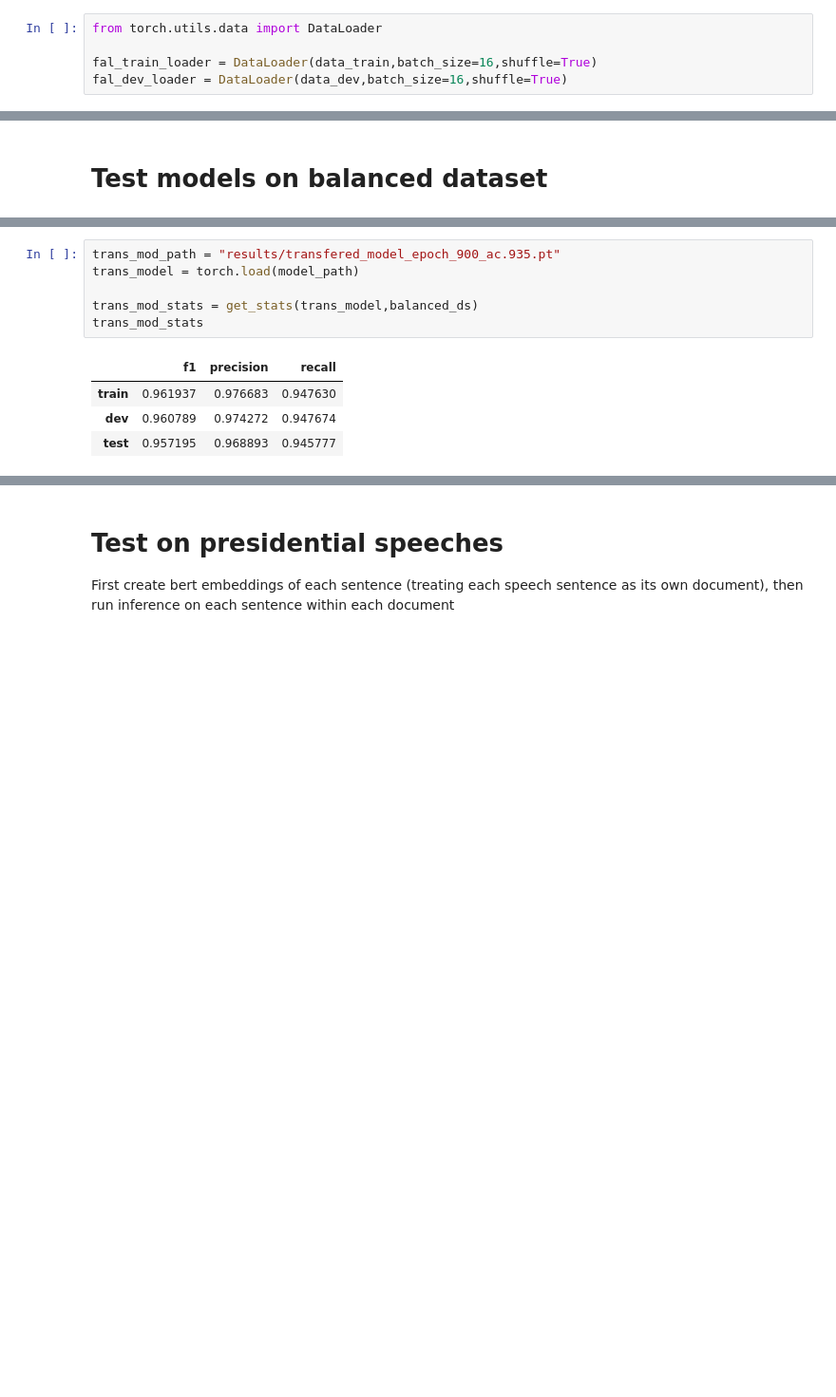
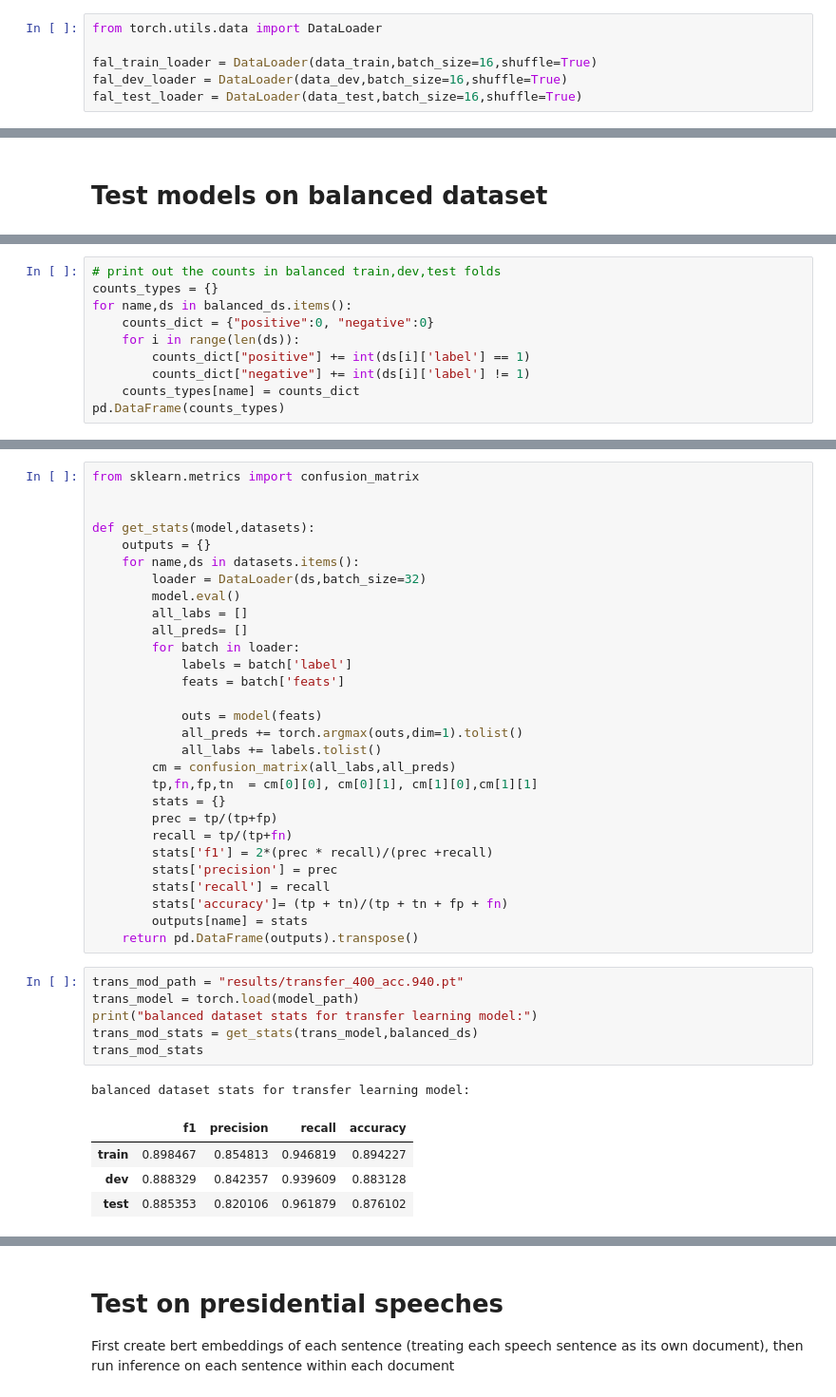
Before and after one commit to ZachEichen/propaganda_detection, a Jupyter notebook: precomputed_bert_models.ipynb, the cells around one changed output, grey strips where cells are left out. Shown at 95% size. Saved outputs shown, nothing was run; the diff lists cells and outputs as text; blank space fills up the shorter version.

```diff
--- a/precomputed_bert_models.ipynb
+++ b/precomputed_bert_models.ipynb
@@ -181,3 +181,4 @@ from torch.utils.data import DataLoader
 
 fal_train_loader = DataLoader(data_train,batch_size=16,shuffle=True)
 fal_dev_loader = DataLoader(data_dev,batch_size=16,shuffle=True)
+fal_test_loader = DataLoader(data_test,batch_size=16,shuffle=True)
@@ -415,0 +441,10 @@ def get_stats(model,datasets):
+# %%
+# print out the counts in balanced train,dev,test folds
+counts_types = {}
+for name,ds in balanced_ds.items():
+    counts_dict = {"positive":0, "negative":0}
+    for i in range(len(ds)):
+        counts_dict["positive"] += int(ds[i]['label'] == 1)
+        counts_dict["negative"] += int(ds[i]['label'] != 1)
+    counts_types[name] = counts_dict
+pd.DataFrame(counts_types)
@@ -416,14 +455,44 @@ def get_stats(model,datasets):
+# %%
+from sklearn.metrics import confusion_matrix
+
+
+def get_stats(model,datasets):
+    outputs = {}
+    for name,ds in datasets.items():
+        loader = DataLoader(ds,batch_size=32)
+        model.eval()
+        all_labs = []
+        all_preds= []
+        for batch in loader:
+            labels = batch['label']
+            feats = batch['feats']
+
+            outs = model(feats)
+            all_preds += torch.argmax(outs,dim=1).tolist()
+            all_labs += labels.tolist()
+        cm = confusion_matrix(all_labs,all_preds)
+        tp,fn,fp,tn  = cm[0][0], cm[0][1], cm[1][0],cm[1][1]
+        stats = {}
+        prec = tp/(tp+fp)
+        recall = tp/(tp+fn)
+        stats['f1'] = 2*(prec * recall)/(prec +recall)
+        stats['precision'] = prec
+        stats['recall'] = recall
+        stats['accuracy']= (tp + tn)/(tp + tn + fp + fn)
+        outputs[name] = stats
+    return pd.DataFrame(outputs).transpose()
 # %%
-trans_mod_path = "results/transfered_model_epoch_900_ac.935.pt"
+trans_mod_path = "results/transfer_400_acc.940.pt"
 trans_model = torch.load(model_path)
-
+print("balanced dataset stats for transfer learning model:")
 trans_mod_stats = get_stats(trans_model,balanced_ds)
 trans_mod_stats
 # %% [output]
+balanced dataset stats for transfer learning model:
-|  | f1 | precision | recall |
-| train | 0.961937 | 0.976683 | 0.947630 |
-| dev | 0.960789 | 0.974272 | 0.947674 |
-| test | 0.957195 | 0.968893 | 0.945777 |
+|  | f1 | precision | recall | accuracy |
+| train | 0.898467 | 0.854813 | 0.946819 | 0.894227 |
+| dev | 0.888329 | 0.842357 | 0.939609 | 0.883128 |
+| test | 0.885353 | 0.820106 | 0.961879 | 0.876102 |
 # %%
 reg_model_path = "results/basic_model_epoch_800_ac.910.pt"
 reg_model = torch.load(reg_model_path)
```
Also changed, not shown: parts of 21 cells of this notebook, 3 other files.
